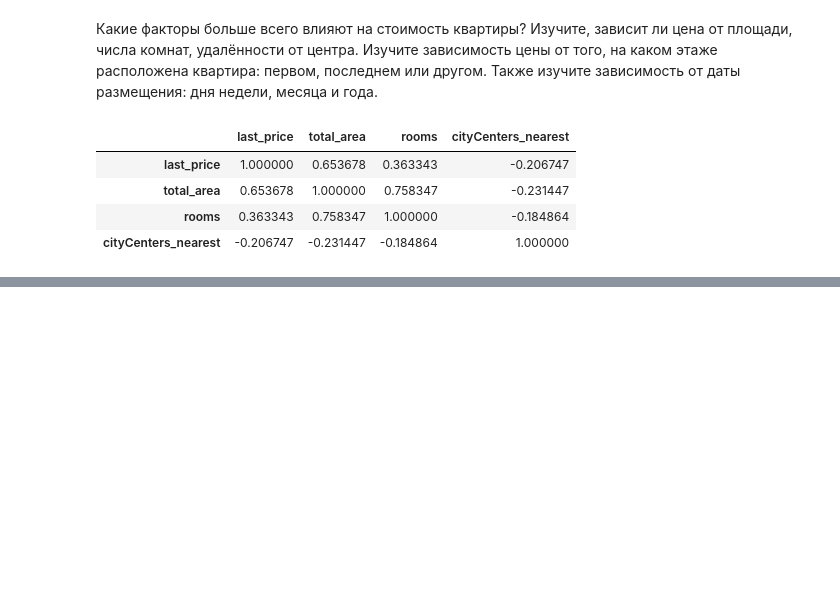
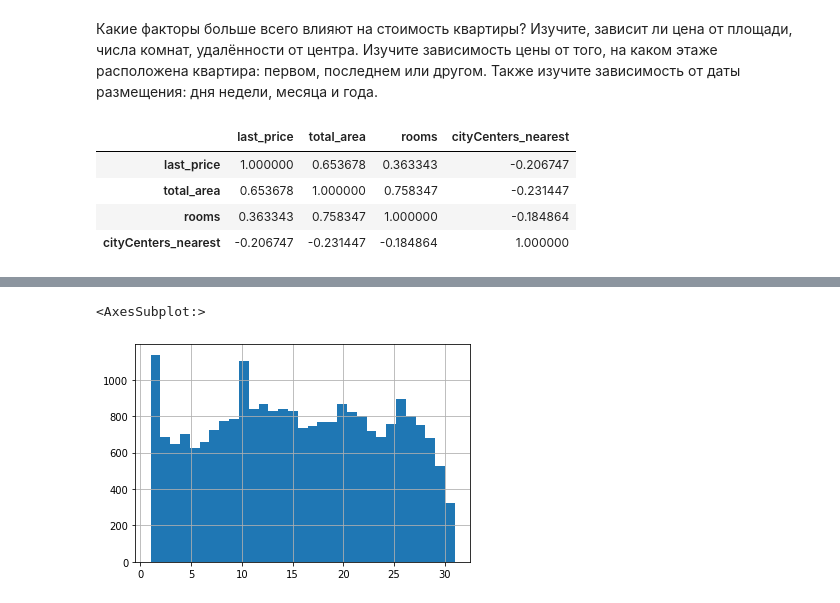
Before and after one commit to versus666jzx/practicum_ds, a Jupyter notebook: market_value_of_real_estate_research/notebooks/market_price.ipynb, the cells around one changed output, grey strips where cells are left out. Cells and saved outputs as stored; diff of their text form; code cells hidden in the pictures; blank space fills up the shorter version.

```diff
--- a/market_value_of_real_estate_research/notebooks/market_price.ipynb
+++ b/market_value_of_real_estate_research/notebooks/market_price.ipynb
@@ -531,0 +534,5 @@ for column in ['floor_name', 'rooms', 'day', 'month', 'year']:
+# %%
+display(data['day'].hist(bins=31))
+# %% [output]
+<AxesSubplot:>
+[figure, added]
```
Also changed, not shown: parts of 11 cells of this notebook, 1 other file.
